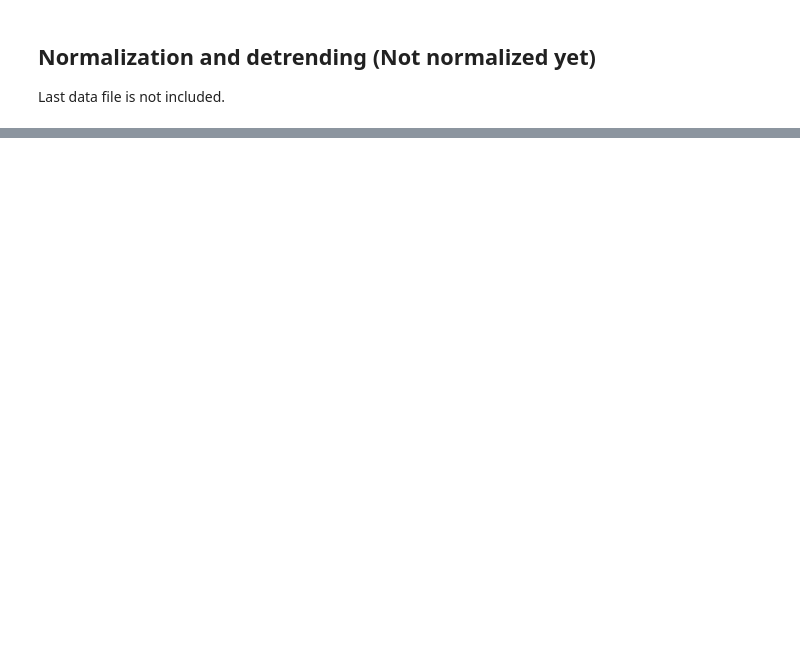
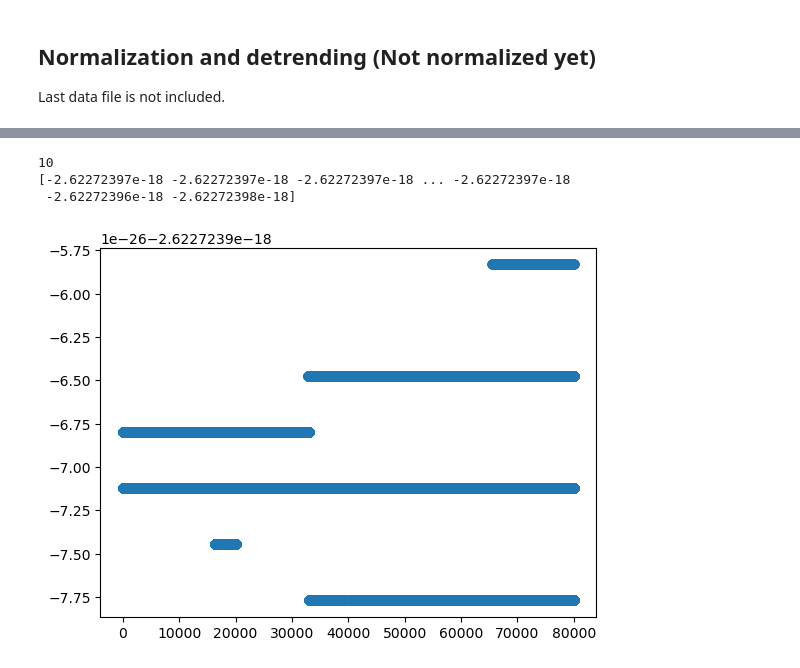
Before and after one commit to contingency01/LCP-A-Project, a Jupyter notebook: Project-main-notebook.ipynb, the cells around one changed output, grey strips where cells are left out. Saved outputs shown, nothing was run; the diff lists cells and outputs as text; code cells hidden in the pictures; blank space fills up the shorter version.

```diff
--- a/Project-main-notebook.ipynb
+++ b/Project-main-notebook.ipynb
@@ -84,0 +120,11 @@ plt.show()
+# %%
+print(len(model_values))
+increments = np.diff(model_values[0])
+print(increments)
+plt.scatter(values[:-1],increments)
+plt.show()
+# %% [output]
+10
+[-2.62272397e-18 -2.62272397e-18 -2.62272397e-18 ... -2.62272397e-18
+ -2.62272396e-18 -2.62272398e-18]
+[figure, added]
```
Also changed, not shown: parts of 3 cells of this notebook, 3 other files.
